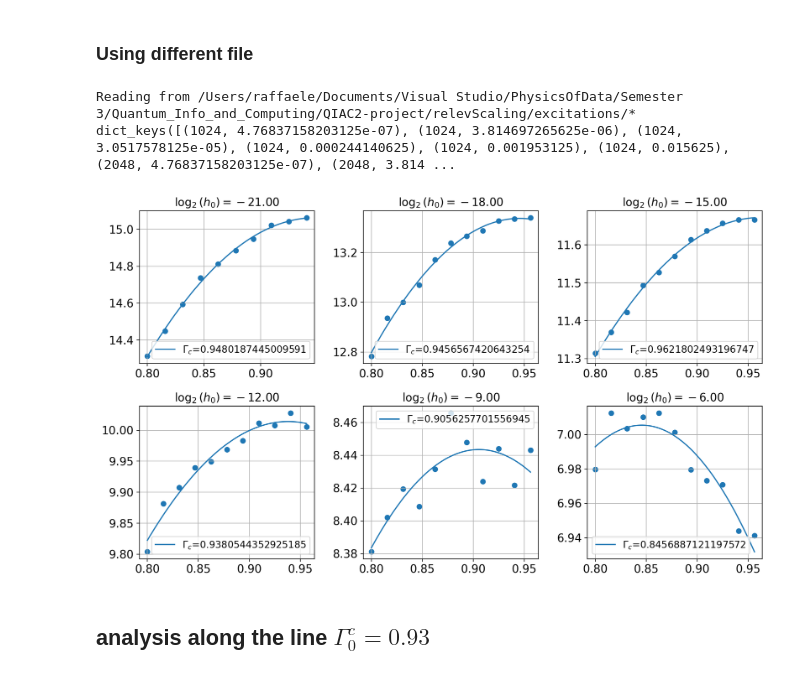
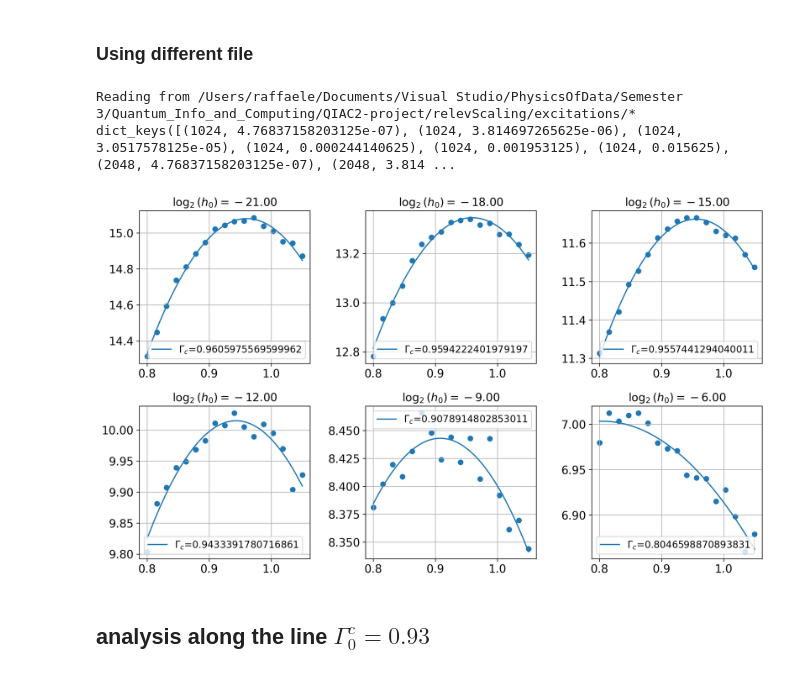
Before and after one commit to RaffaeleSabatini/SDRG-Implementation-and-Analysis, a Jupyter notebook: main.ipynb, the cells around one changed output. Cells and saved outputs as stored; diff of their text form; code cells hidden in the pictures.

Commit message:
Plots

```diff
--- a/main.ipynb
+++ b/main.ipynb
@@ -123,12 +123,20 @@ Reading from /Users/raffaele/Documents/Visual Studio/PhysicsOfData/Semester_3/Qu
 # %% [markdown]
 ### Using different file
 # %%
+'''
+M      = int(input("Input number of samples (M):\n"))
+N      = [2**n for n in range(10, 12)] # IMPORTANT: after this run change N extrema into 12, 14!!!
+ZETA   = 1
+H0     = [2**(-3*exp) for exp in range(2, 8)]
+GAMMA0 = [0.8 + (e/16)*(1.05-0.8) for e in range(0, 17)]
+'''
+
 final_values = read_final_values(dir_name="relevScaling/excitations", save_gamma=True)
 plot_critical_positions(final_values, L = 2048, fit_parabolas=True)
 # %% [output]
 Reading from /Users/raffaele/Documents/Visual Studio/PhysicsOfData/Semester 3/Quantum_Info_and_Computing/QIAC2-project/relevScaling/excitations/*
 dict_keys([(1024, 4.76837158203125e-07), (1024, 3.814697265625e-06), (1024, 3.0517578125e-05), (1024, 0.000244140625), (1024, 0.001953125), (1024, 0.015625), (2048, 4.76837158203125e-07), (2048, 3.814 ...
-[figure, old version]
+[figure, new version]
 # %% [markdown]
 ## analysis along the line $\Gamma_0^c= 0.93$
 # %%
```
Also changed, not shown: 1 other file.
